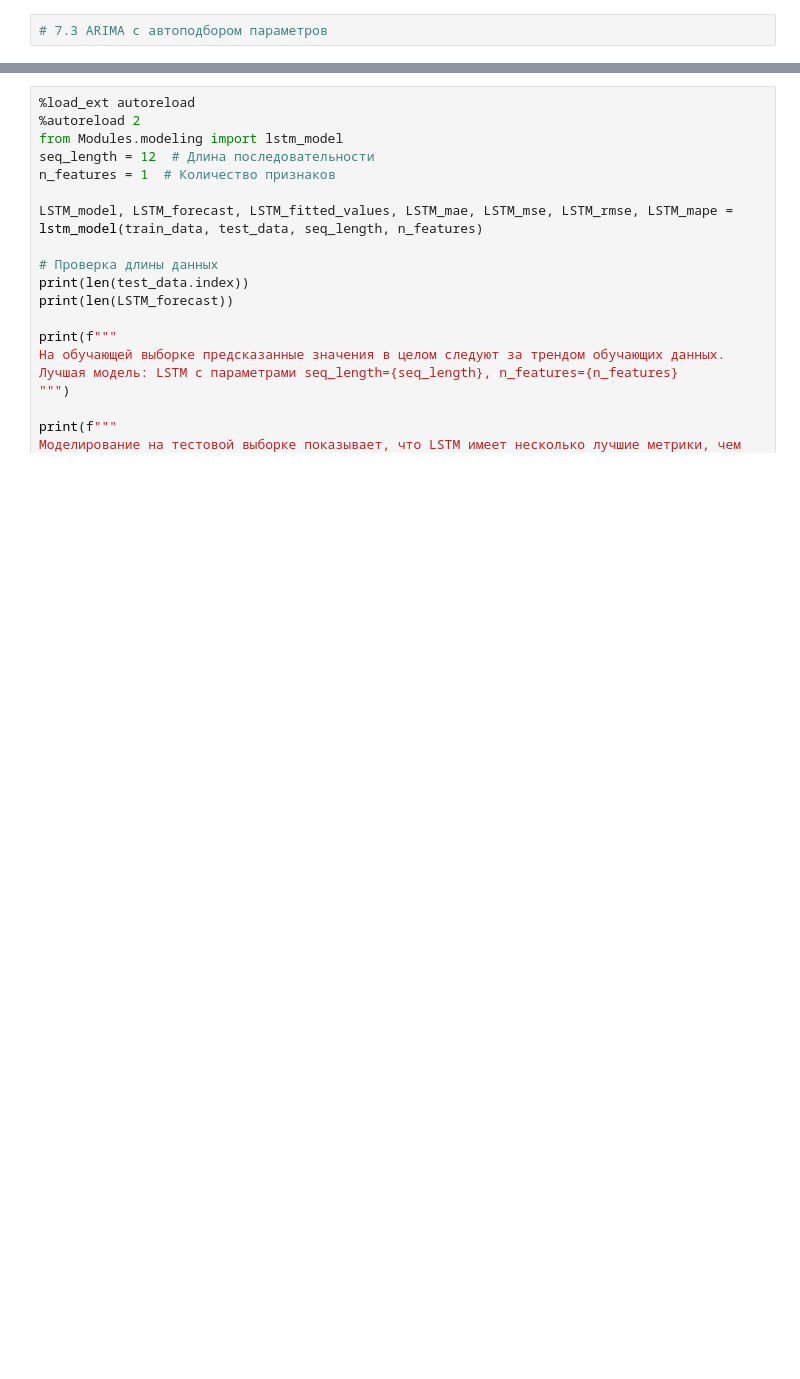
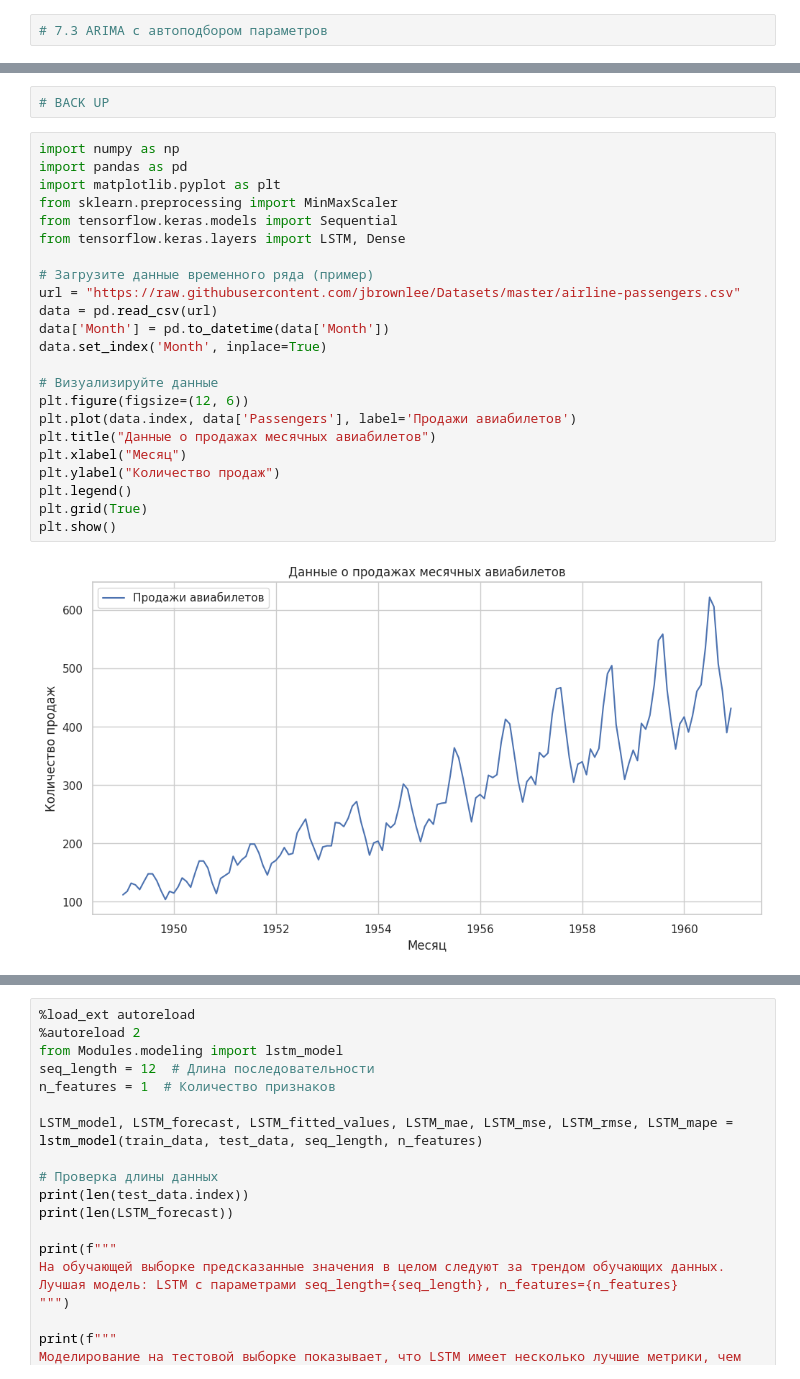
Before and after one commit to Vera-Moroz/DS_Project, a Jupyter notebook: HW_6/Main.ipynb, the cells around one changed output, grey strips where cells are left out. Drawn from its saved outputs; the diff is of its cells as text; blank space fills up the shorter version.

```diff
--- a/HW_6/Main.ipynb
+++ b/HW_6/Main.ipynb
@@ -622,0 +873,27 @@ RMSE (Root Mean Squared Error): SARIMA = 26822.577 < ARIMA = 27096.962).
+# %%
+# BACK UP
+# %%
+import numpy as np
+import pandas as pd
+import matplotlib.pyplot as plt
+from sklearn.preprocessing import MinMaxScaler
+from tensorflow.keras.models import Sequential
+from tensorflow.keras.layers import LSTM, Dense
+
+# Загрузите данные временного ряда (пример)
+url = "https://raw.githubusercontent.com/jbrownlee/Datasets/master/airline-passengers.csv"
+data = pd.read_csv(url)
+data['Month'] = pd.to_datetime(data['Month'])
+data.set_index('Month', inplace=True)
+
+# Визуализируйте данные
+plt.figure(figsize=(12, 6))
+plt.plot(data.index, data['Passengers'], label='Продажи авиабилетов')
+plt.title("Данные о продажах месячных авиабилетов")
+plt.xlabel("Месяц")
+plt.ylabel("Количество продаж")
+plt.legend()
+plt.grid(True)
+plt.show()
+# %% [output]
+[figure, added]
```
Also changed, not shown: parts of 33 cells of this notebook.
